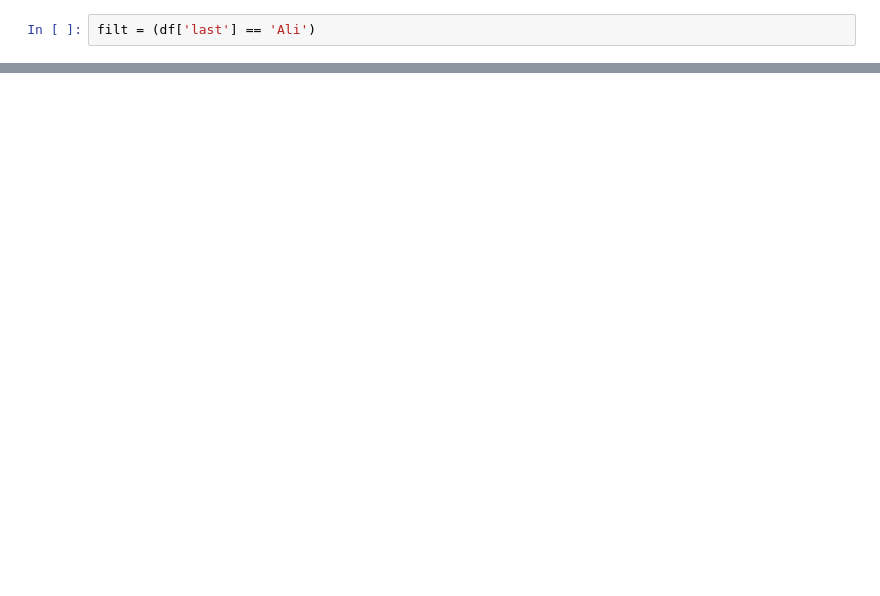
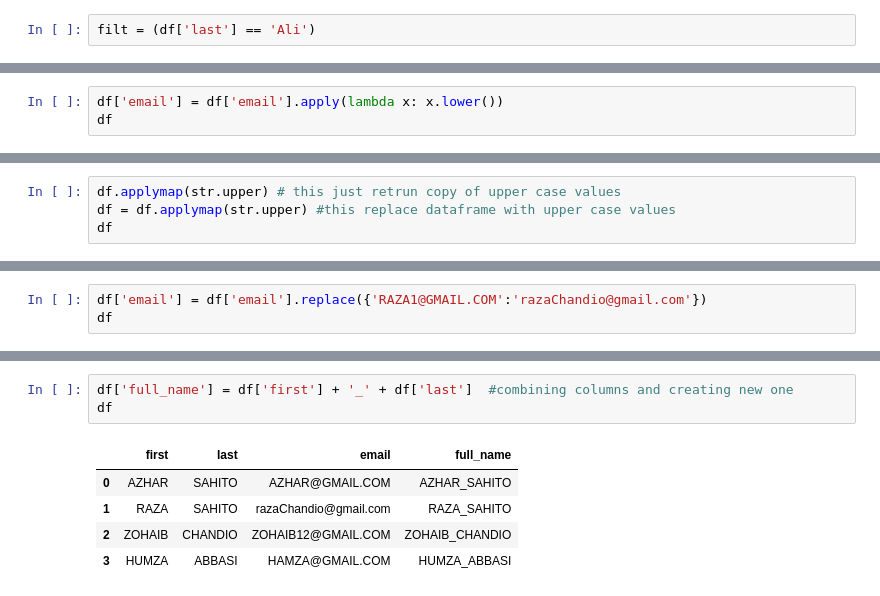
Before and after one commit to Asghar267/100DaysOfCodePython_Reboot_2.0, a Jupyter notebook: Day_18_pandas.ipynb, the cells around one changed output, grey strips where cells are left out. Saved outputs shown, nothing was run; the diff lists cells and outputs as text; blank space fills up the shorter version.

```diff
--- a/Day_18_pandas.ipynb
+++ b/Day_18_pandas.ipynb
@@ -183,0 +196,3 @@ df
+# %%
+df['email'] = df['email'].apply(lambda x: x.lower())
+df
@@ -183,0 +228,4 @@ df
+# %%
+df.applymap(str.upper) # this just retrun copy of upper case values
+df = df.applymap(str.upper) #this replace dataframe with upper case values
+df
@@ -183,0 +238,3 @@ df
+# %%
+df['email'] = df['email'].replace({'RAZA1@GMAIL.COM':'razaChandio@gmail.com'})
+df
@@ -183,0 +257,9 @@ df
+# %%
+df['full_name'] = df['first'] + '_' + df['last']  #combining columns and creating new one
+df
+# %% [output]
+|  | first | last | email | full_name |
+| 0 | AZHAR | SAHITO | AZHAR@GMAIL.COM | AZHAR_SAHITO |
+| 1 | RAZA | SAHITO | razaChandio@gmail.com | RAZA_SAHITO |
+| 2 | ZOHAIB | CHANDIO | ZOHAIB12@GMAIL.COM | ZOHAIB_CHANDIO |
+| 3 | HUMZA | ABBASI | HAMZA@GMAIL.COM | HUMZA_ABBASI |
```
Also changed, not shown: parts of 43 cells of this notebook.
